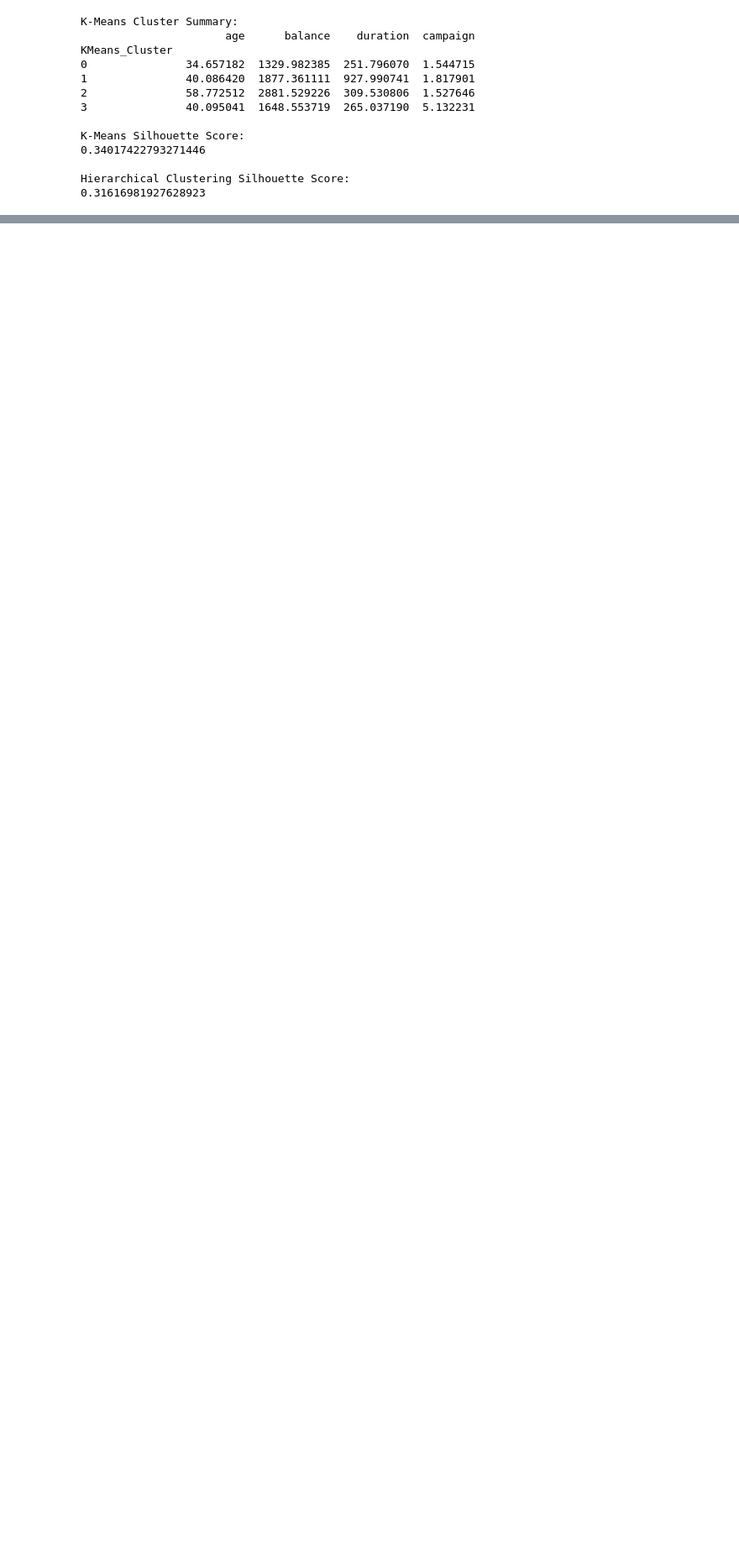
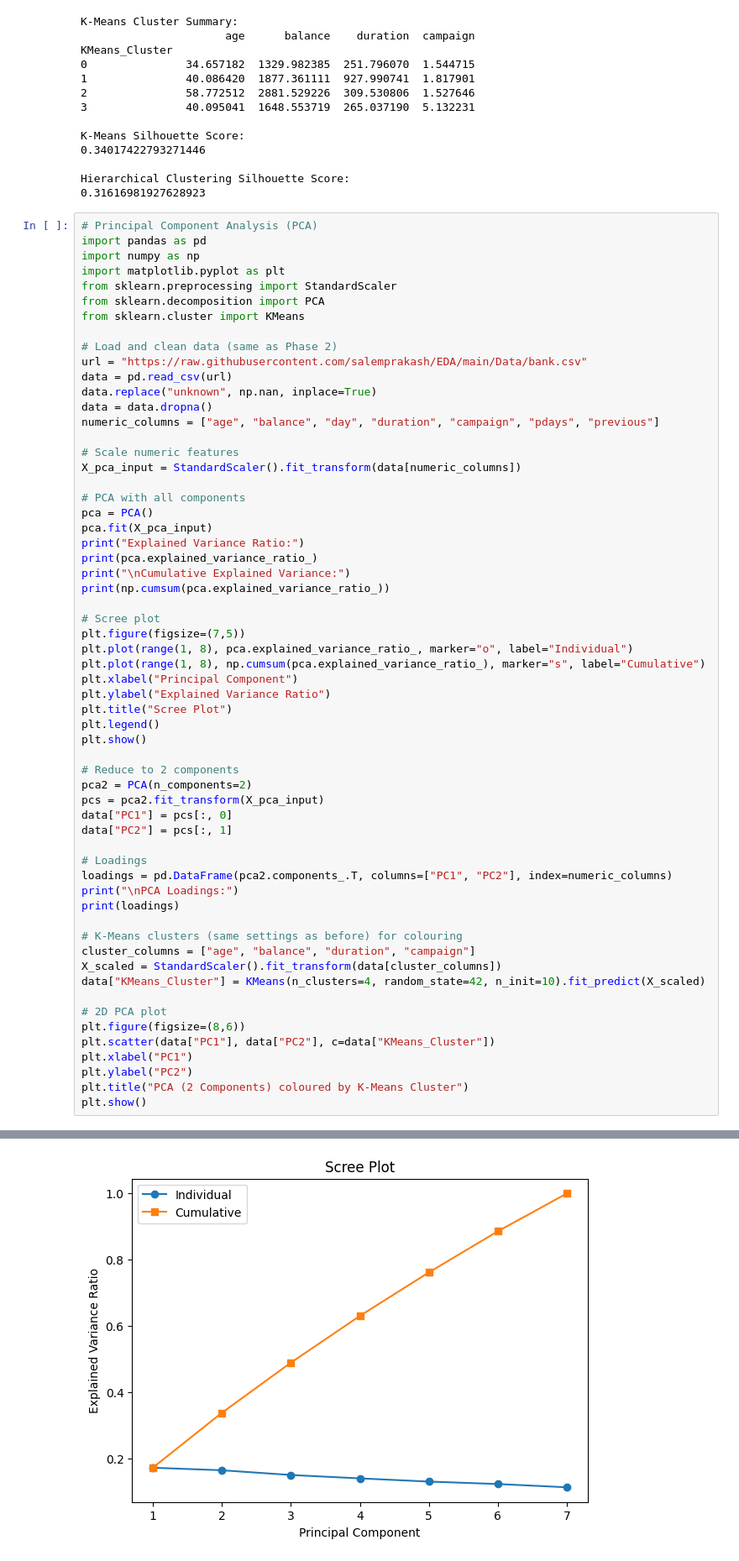
Before and after one commit to diya-bijesh/DiyaRB, a Jupyter notebook: 23bds0295_EDA_phase1.ipynb, the cells around one changed output, grey strips where cells are left out. Shown at 84% size. Saved outputs shown, nothing was run; the diff lists cells and outputs as text; blank space fills up the shorter version.

```diff
--- a/23bds0295_EDA_phase1.ipynb
+++ b/23bds0295_EDA_phase1.ipynb
@@ -699,3 +699,64 @@ K-Means Silhouette Score:
 
 Hierarchical Clustering Silhouette Score:
 0.31616981927628923
+# %%
+# Principal Component Analysis (PCA)
+import pandas as pd
+import numpy as np
+import matplotlib.pyplot as plt
+from sklearn.preprocessing import StandardScaler
+from sklearn.decomposition import PCA
+from sklearn.cluster import KMeans
+
+# Load and clean data (same as Phase 2)
+url = "https://raw.githubusercontent.com/salemprakash/EDA/main/Data/bank.csv"
+data = pd.read_csv(url)
+data.replace("unknown", np.nan, inplace=True)
+data = data.dropna()
+numeric_columns = ["age", "balance", "day", "duration", "campaign", "pdays", "previous"]
+
+# Scale numeric features
+X_pca_input = StandardScaler().fit_transform(data[numeric_columns])
+
+# PCA with all components
+pca = PCA()
+pca.fit(X_pca_input)
+print("Explained Variance Ratio:")
+print(pca.explained_variance_ratio_)
+print("\nCumulative Explained Variance:")
+print(np.cumsum(pca.explained_variance_ratio_))
+
+# Scree plot
+plt.figure(figsize=(7,5))
+plt.plot(range(1, 8), pca.explained_variance_ratio_, marker="o", label="Individual")
+plt.plot(range(1, 8), np.cumsum(pca.explained_variance_ratio_), marker="s", label="Cumulative")
+plt.xlabel("Principal Component")
+plt.ylabel("Explained Variance Ratio")
+plt.title("Scree Plot")
+plt.legend()
+plt.show()
+
+# Reduce to 2 components
+pca2 = PCA(n_components=2)
+pcs = pca2.fit_transform(X_pca_input)
+data["PC1"] = pcs[:, 0]
+data["PC2"] = pcs[:, 1]
+
+# Loadings
+loadings = pd.DataFrame(pca2.components_.T, columns=["PC1", "PC2"], index=numeric_columns)
+print("\nPCA Loadings:")
+print(loadings)
+
+# K-Means clusters (same settings as before) for colouring
+cluster_columns = ["age", "balance", "duration", "campaign"]
+X_scaled = StandardScaler().fit_transform(data[cluster_columns])
+data["KMeans_Cluster"] = KMeans(n_clusters=4, random_state=42, n_init=10).fit_predict(X_scaled)
+
+# 2D PCA plot
+plt.figure(figsize=(8,6))
+plt.scatter(data["PC1"], data["PC2"], c=data["KMeans_Cluster"])
+plt.xlabel("PC1")
+plt.ylabel("PC2")
+plt.title("PCA (2 Components) coloured by K-Means Cluster")
+plt.show()
+# %% [output]
@@ -701,0 +770 @@ Hierarchical Clustering Silhouette Score:
+[figure, added]
```
Also changed, not shown: parts of 2 cells of this notebook.
